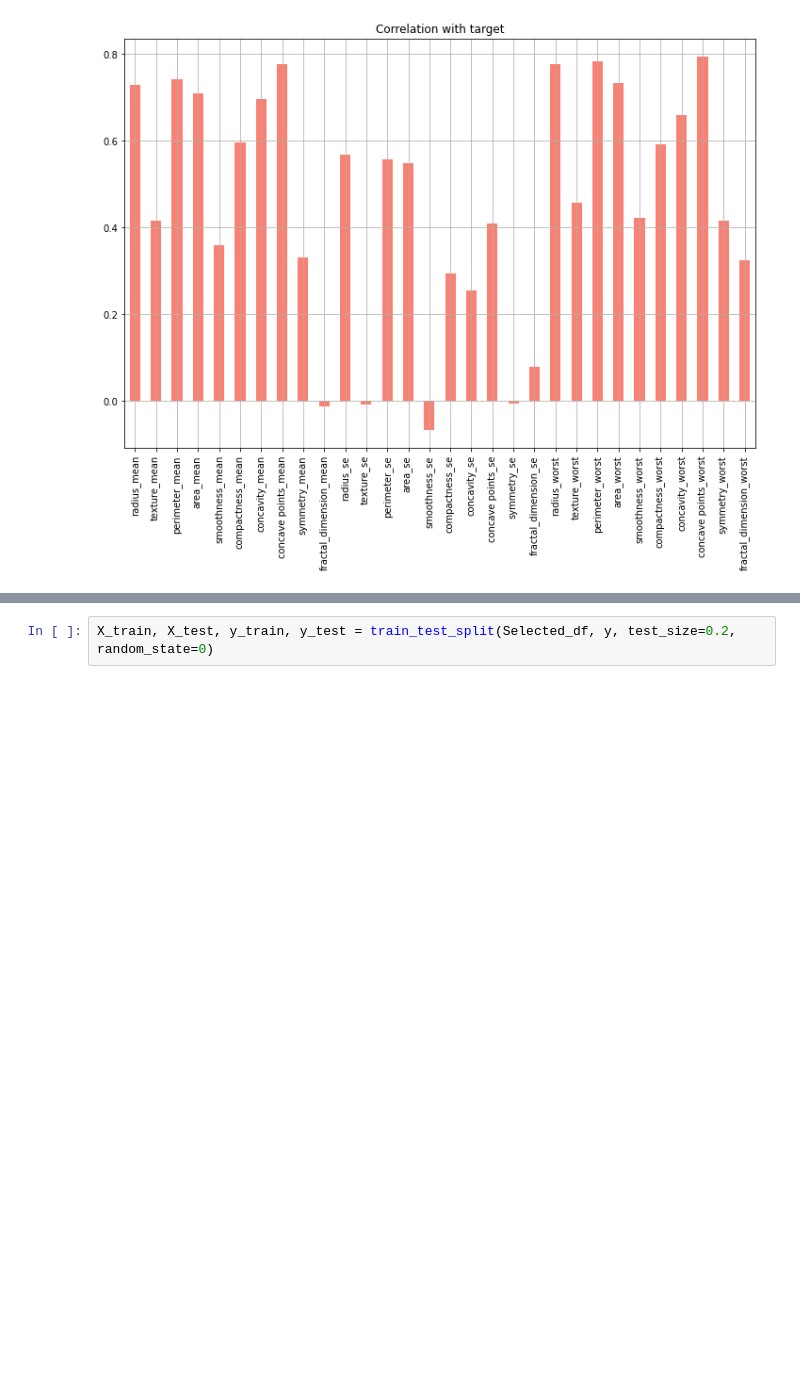
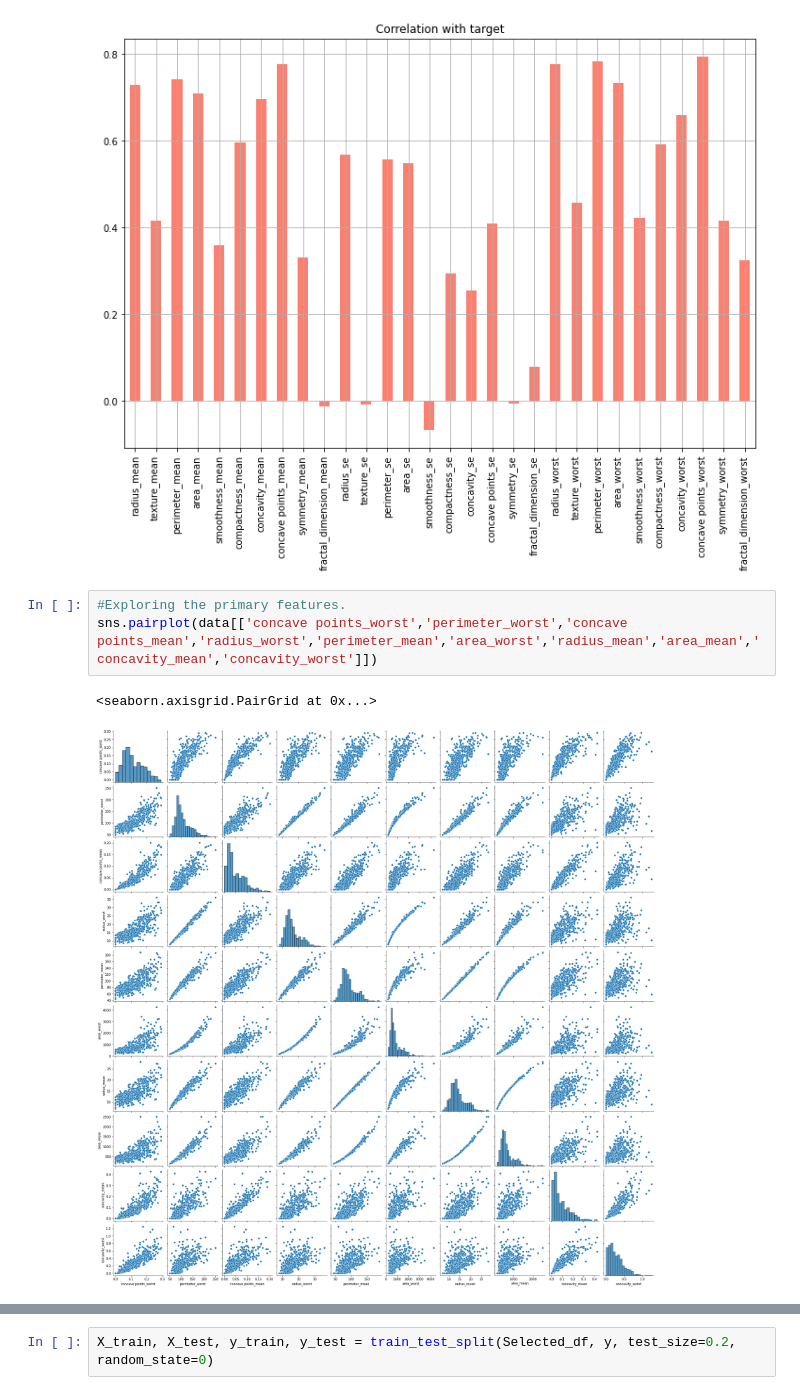
Before and after one commit to bharathjagini/BreastCancerPrediction, a Jupyter notebook: DM_Project.ipynb, the cells around one changed output, grey strips where cells are left out. Drawn from its saved outputs; the diff is of its cells as text; blank space fills up the shorter version.

```diff
--- a/DM_Project.ipynb
+++ b/DM_Project.ipynb
@@ -93,3 +108,9 @@ data.drop('diagnosis', axis=1).corrwith(data['diagnosis']).plot(kind='bar', grid
 # %% [output]
 <AxesSubplot:title={'center':'Correlation with target'}>
 [figure]
+# %%
+#Exploring the primary features.
+sns.pairplot(data[['concave points_worst','perimeter_worst','concave points_mean','radius_worst','perimeter_mean','area_worst','radius_mean','area_mean','concavity_mean','concavity_worst']])
+# %% [output]
+<seaborn.axisgrid.PairGrid at 0x...>
+[figure, added]
```
Also changed, not shown: parts of 17 cells of this notebook.
